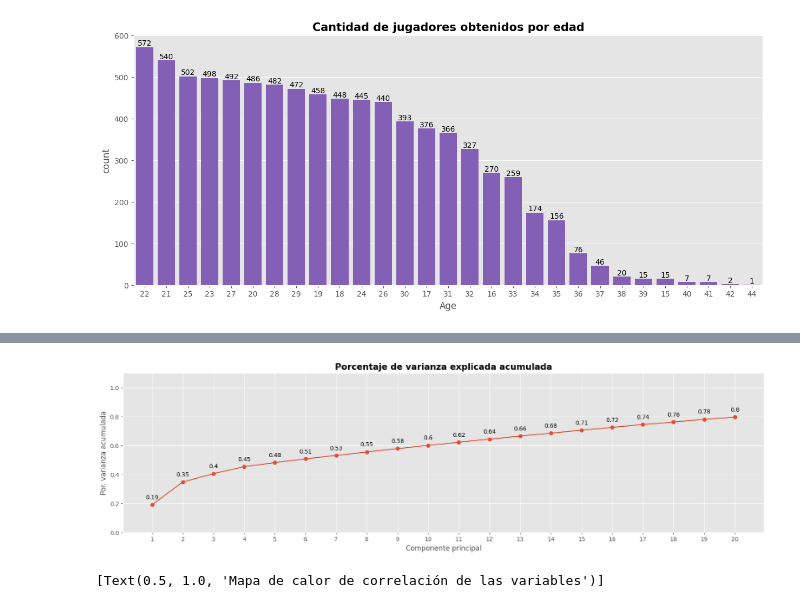
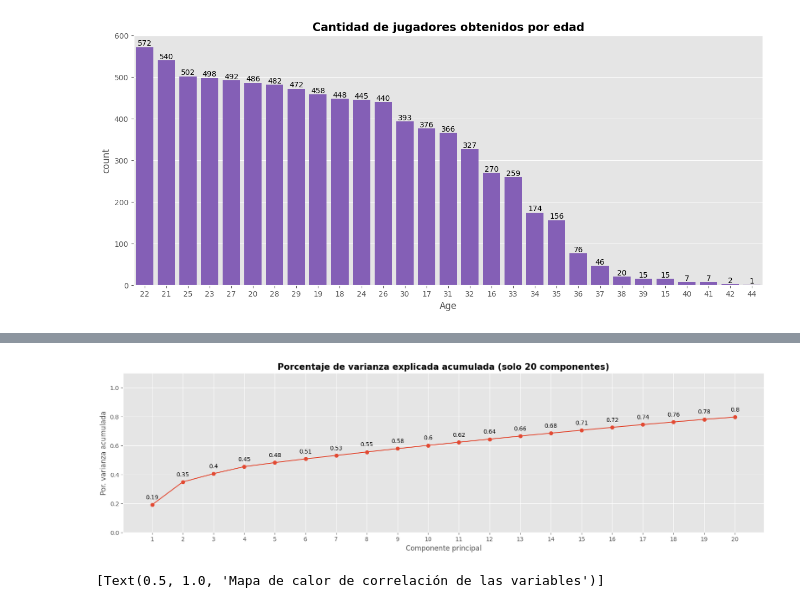
Before and after one commit to piero0090/Tesis-SeminarioII, a Jupyter notebook: Clustering_football_players.ipynb, the cells around one changed output, grey strips where cells are left out. Saved outputs shown, nothing was run; the diff lists cells and outputs as text; code cells hidden in the pictures.

```diff
--- a/Clustering_football_players.ipynb
+++ b/Clustering_football_players.ipynb
@@ -247,33 +184,34 @@ plt.show()
 # %%
 # Porcentaje de varianza explicada acumulada
 # ==============================================================================
 prop_varianza_acum = varianceCum_array
 #prop_varianza_acum = modelo_pca.explained_variance_ratio_.cumsum()
 
 fig, ax = plt.subplots(nrows=1, ncols=1, figsize=(20, 5))
 ax.plot(
     np.arange(20) + 1,
     prop_varianza_acum,
     marker = 'o'
 )
 
 for x, y in zip(np.arange(20) + 1, prop_varianza_acum):
     label = round(y, 2)
     ax.annotate(
         label,
         (x,y),
         textcoords="offset points",
         xytext=(0,10),
         ha='center'
     )
 
 ax.set_ylim(0, 1.1)
 ax.set_xticks(np.arange(20) + 1)
-ax.set_title('Porcentaje de varianza explicada acumulada', fontsize=15, weight='bold')
+ax.set_title('Porcentaje de varianza explicada acumulada (solo 20 componentes)',
+             fontsize=15, weight='bold')
 ax.set_xlabel('Componente principal')
 ax.set_ylabel('Por. varianza acumulada');
 # %% [output]
-[figure, old version]
+[figure, new version]
 # %%
 #Matriz de correlación de las variables (verificar que haya correlacion
 #entre variables para aplicar PCA)
```
Also changed, not shown: parts of 60 cells of this notebook.
